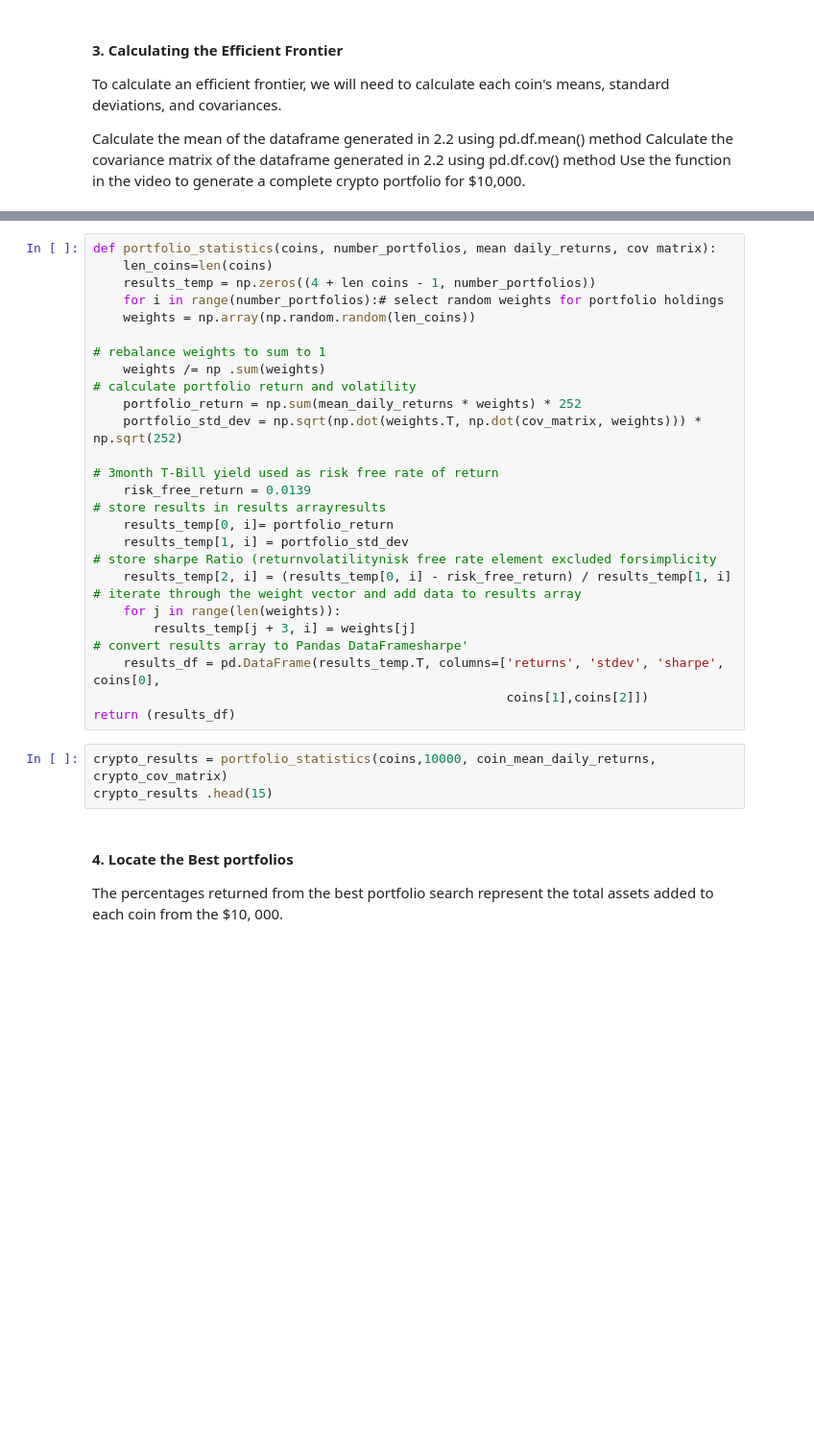
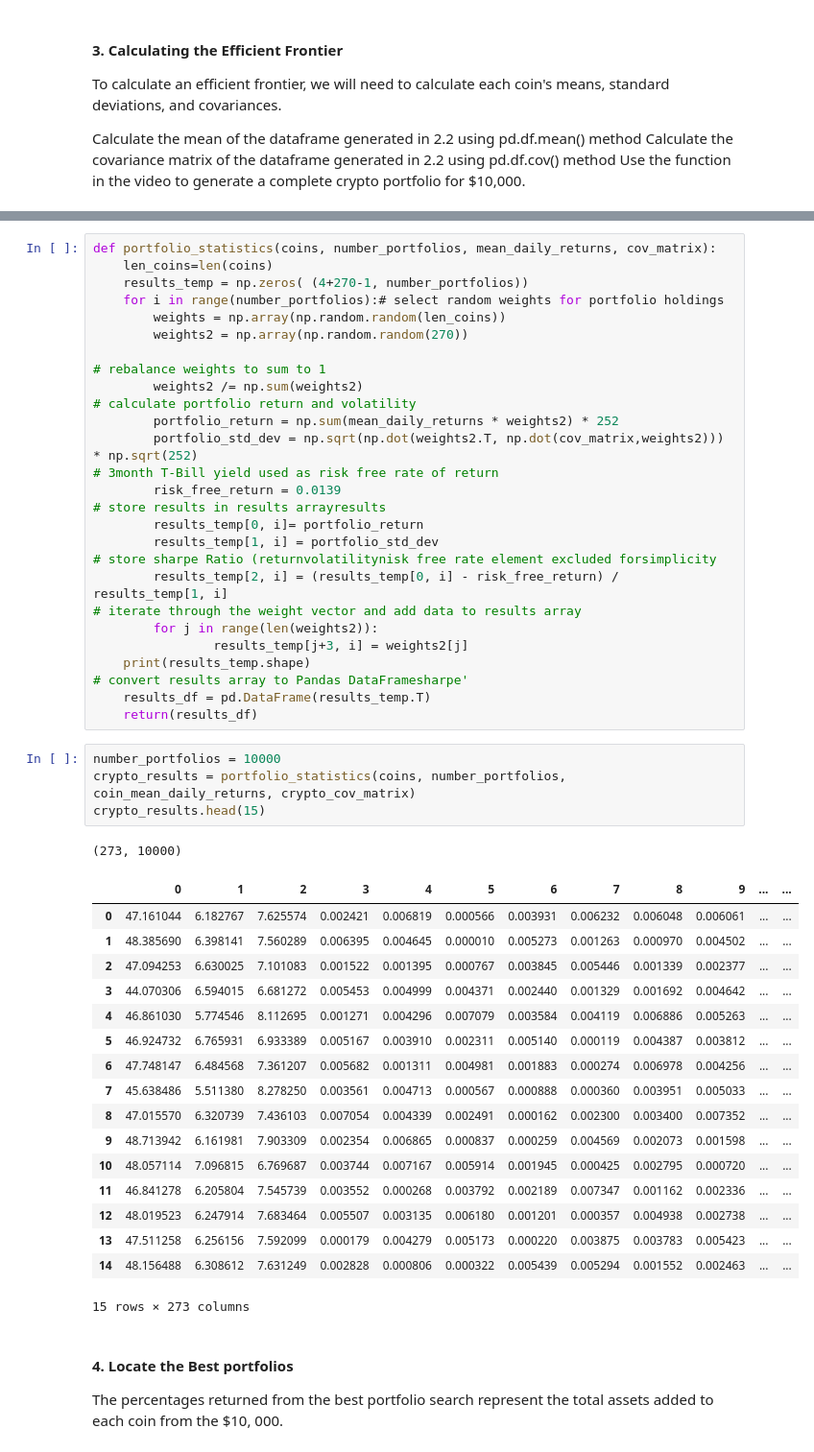
Before and after one commit to yyin422/fall23-5700-group-3, a Jupyter notebook: HW2/5700_HW_2.ipynb, the cells around one changed output, grey strips where cells are left out. Shown at 96% size. Cells and saved outputs as stored; diff of their text form; blank space fills up the shorter version.

```diff
--- a/HW2/5700_HW_2.ipynb
+++ b/HW2/5700_HW_2.ipynb
@@ -181,33 +217,53 @@ print(crypto_cov_matrix)
 # %%
-def portfolio_statistics(coins, number_portfolios, mean daily_returns, cov matrix):
+def portfolio_statistics(coins, number_portfolios, mean_daily_returns, cov_matrix):
     len_coins=len(coins)
-    results_temp = np.zeros((4 + len coins - 1, number_portfolios))
+    results_temp = np.zeros( (4+270-1, number_portfolios))
     for i in range(number_portfolios):# select random weights for portfolio holdings
-    weights = np.array(np.random.random(len_coins))
+        weights = np.array(np.random.random(len_coins))
+        weights2 = np.array(np.random.random(270))
 
 # rebalance weights to sum to 1
-    weights /= np .sum(weights)
+        weights2 /= np.sum(weights2)
 # calculate portfolio return and volatility
-    portfolio_return = np.sum(mean_daily_returns * weights) * 252
-    portfolio_std_dev = np.sqrt(np.dot(weights.T, np.dot(cov_matrix, weights))) * np.sqrt(252)
-
+        portfolio_return = np.sum(mean_daily_returns * weights2) * 252
+        portfolio_std_dev = np.sqrt(np.dot(weights2.T, np.dot(cov_matrix,weights2))) * np.sqrt(252)
 # 3month T-Bill yield used as risk free rate of return
-    risk_free_return = 0.0139
+        risk_free_return = 0.0139
 # store results in results arrayresults
-    results_temp[0, i]= portfolio_return
-    results_temp[1, i] = portfolio_std_dev
+        results_temp[0, i]= portfolio_return
+        results_temp[1, i] = portfolio_std_dev
 # store sharpe Ratio (returnvolatilitynisk free rate element excluded forsimplicity
-    results_temp[2, i] = (results_temp[0, i] - risk_free_return) / results_temp[1, i]
+        results_temp[2, i] = (results_temp[0, i] - risk_free_return) / results_temp[1, i]
 # iterate through the weight vector and add data to results array
-    for j in range(len(weights)):
-        results_temp[j + 3, i] = weights[j]
+        for j in range(len(weights2)):
+                results_temp[j+3, i] = weights2[j]
+    print(results_temp.shape)
 # convert results array to Pandas DataFramesharpe'
-    results_df = pd.DataFrame(results_temp.T, columns=['returns', 'stdev', 'sharpe', coins[0],
-                                                       coins[1],coins[2]])
-return (results_df)
+    results_df = pd.DataFrame(results_temp.T)
+    return(results_df)
 # %%
-crypto_results = portfolio_statistics(coins,10000, coin_mean_daily_returns, crypto_cov_matrix)
-crypto_results .head(15)
+number_portfolios = 10000
+crypto_results = portfolio_statistics(coins, number_portfolios, coin_mean_daily_returns, crypto_cov_matrix)
+crypto_results.head(15)
+# %% [output]
+(273, 10000)
+|  | 0 | 1 | 2 | 3 | 4 | 5 | 6 | 7 | 8 | 9 | ... | ... |
+| 0 | 47.161044 | 6.182767 | 7.625574 | 0.002421 | 0.006819 | 0.000566 | 0.003931 | 0.006232 | 0.006048 | 0.006061 | ... | ... |
+| 1 | 48.385690 | 6.398141 | 7.560289 | 0.006395 | 0.004645 | 0.000010 | 0.005273 | 0.001263 | 0.000970 | 0.004502 | ... | ... |
+| 2 | 47.094253 | 6.630025 | 7.101083 | 0.001522 | 0.001395 | 0.000767 | 0.003845 | 0.005446 | 0.001339 | 0.002377 | ... | ... |
+| 3 | 44.070306 | 6.594015 | 6.681272 | 0.005453 | 0.004999 | 0.004371 | 0.002440 | 0.001329 | 0.001692 | 0.004642 | ... | ... |
+| 4 | 46.861030 | 5.774546 | 8.112695 | 0.001271 | 0.004296 | 0.007079 | 0.003584 | 0.004119 | 0.006886 | 0.005263 | ... | ... |
+| 5 | 46.924732 | 6.765931 | 6.933389 | 0.005167 | 0.003910 | 0.002311 | 0.005140 | 0.000119 | 0.004387 | 0.003812 | ... | ... |
+| 6 | 47.748147 | 6.484568 | 7.361207 | 0.005682 | 0.001311 | 0.004981 | 0.001883 | 0.000274 | 0.006978 | 0.004256 | ... | ... |
+| 7 | 45.638486 | 5.511380 | 8.278250 | 0.003561 | 0.004713 | 0.000567 | 0.000888 | 0.000360 | 0.003951 | 0.005033 | ... | ... |
+| 8 | 47.015570 | 6.320739 | 7.436103 | 0.007054 | 0.004339 | 0.002491 | 0.000162 | 0.002300 | 0.003400 | 0.007352 | ... | ... |
+| 9 | 48.713942 | 6.161981 | 7.903309 | 0.002354 | 0.006865 | 0.000837 | 0.000259 | 0.004569 | 0.002073 | 0.001598 | ... | ... |
+| 10 | 48.057114 | 7.096815 | 6.769687 | 0.003744 | 0.007167 | 0.005914 | 0.001945 | 0.000425 | 0.002795 | 0.000720 | ... | ... |
+| 11 | 46.841278 | 6.205804 | 7.545739 | 0.003552 | 0.000268 | 0.003792 | 0.002189 | 0.007347 | 0.001162 | 0.002336 | ... | ... |
+| 12 | 48.019523 | 6.247914 | 7.683464 | 0.005507 | 0.003135 | 0.006180 | 0.001201 | 0.000357 | 0.004938 | 0.002738 | ... | ... |
+| 13 | 47.511258 | 6.256156 | 7.592099 | 0.000179 | 0.004279 | 0.005173 | 0.000220 | 0.003875 | 0.003783 | 0.005423 | ... | ... |
+| 14 | 48.156488 | 6.308612 | 7.631249 | 0.002828 | 0.000806 | 0.000322 | 0.005439 | 0.005294 | 0.001552 | 0.002463 | ... | ... |
+15 rows × 273 columns
 # %% [markdown]
 #### 4. Locate the Best portfolios
 The percentages returned from the best portfolio search represent the total assets added to each coin from the $10, 000.
```
Also changed, not shown: parts of 9 cells of this notebook, 2 other files.
